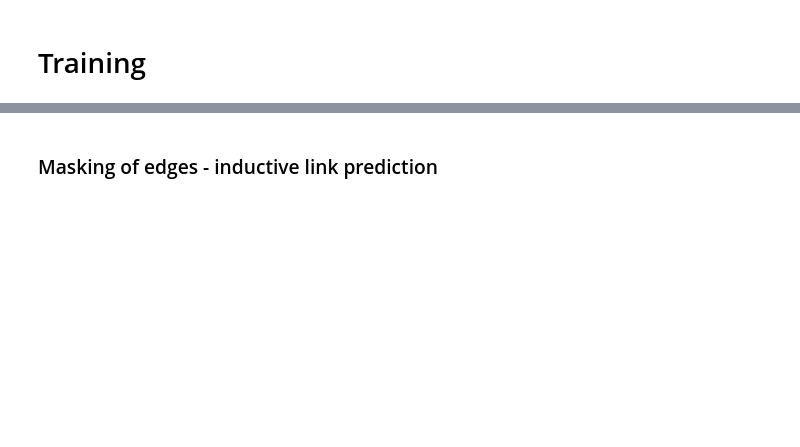
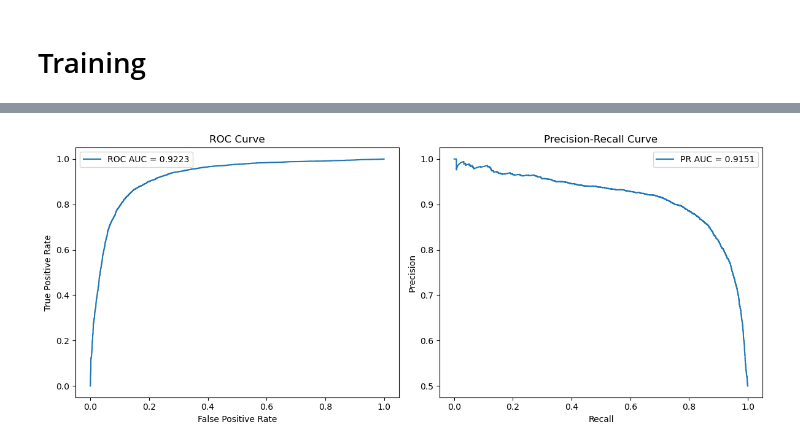
Before and after one commit to manavrm/co-purchase-prediction, a Jupyter notebook: feature_engineering_and_training.ipynb, the cells around one changed output, grey strips where cells are left out. Saved outputs shown, nothing was run; the diff lists cells and outputs as text; code cells hidden in the pictures; blank space fills up the shorter version.

```diff
--- a/feature_engineering_and_training.ipynb
+++ b/feature_engineering_and_training.ipynb
@@ -546,31 +745,31 @@ print(
 # %%
 # Get predictions and labels
-pred = test_pred.cpu().detach().numpy()
-label = test_label.cpu().detach().numpy()
+pred = test_preds.cpu().detach().numpy()
+label = test_labels.cpu().detach().numpy()
 
 # ROC curve
 fpr, tpr, _ = roc_curve(label, pred)
 roc_auc = auc(fpr, tpr)
 
 # PR curve
 precision, recall, _ = precision_recall_curve(label, pred)
 pr_auc = auc(recall, precision)
 
 plt.figure(figsize=(12, 5))
 plt.subplot(1, 2, 1)
 plt.plot(fpr, tpr, label=f"ROC AUC = {roc_auc:.4f}")
 plt.xlabel("False Positive Rate")
 plt.ylabel("True Positive Rate")
 plt.title("ROC Curve")
 plt.legend()
 
 plt.subplot(1, 2, 2)
 plt.plot(recall, precision, label=f"PR AUC = {pr_auc:.4f}")
 plt.xlabel("Recall")
 plt.ylabel("Precision")
 plt.title("Precision-Recall Curve")
 plt.legend()
 plt.tight_layout()
 plt.show()
+# %% [output]
+[figure, added]
-# %% [markdown]
-### Masking of edges - inductive link prediction
```
Also changed, not shown: parts of 35 cells of this notebook.
